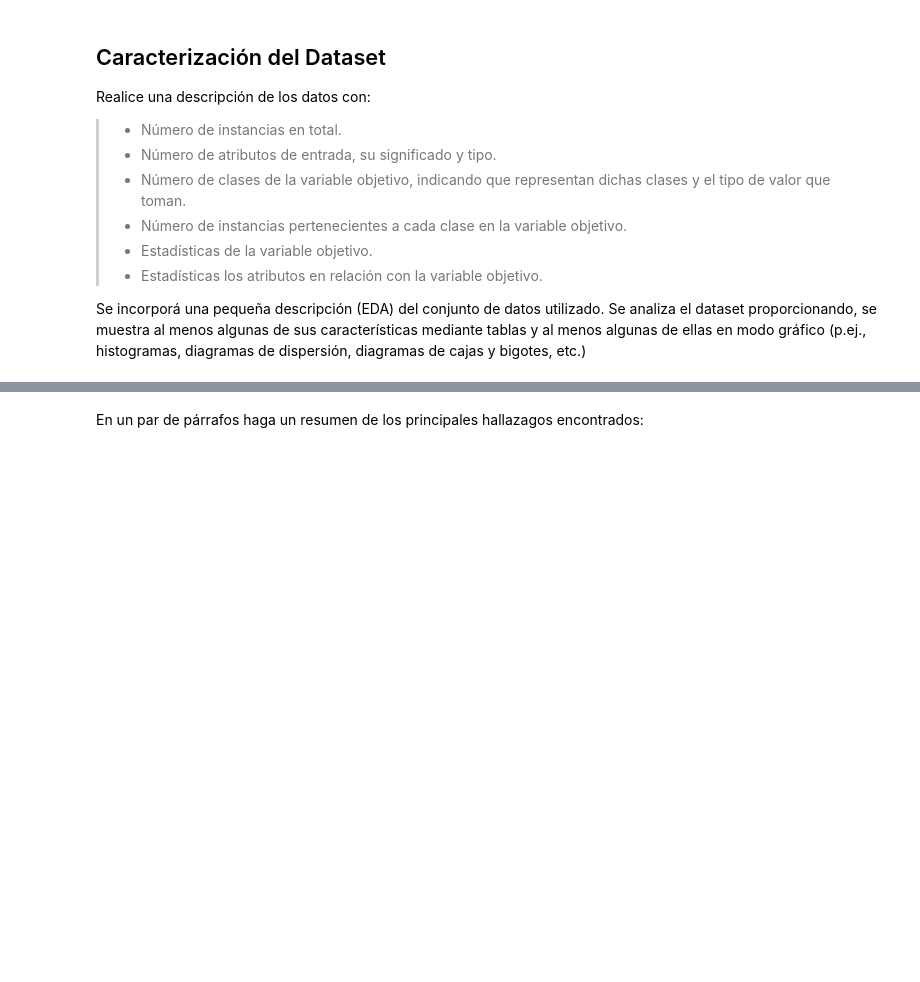
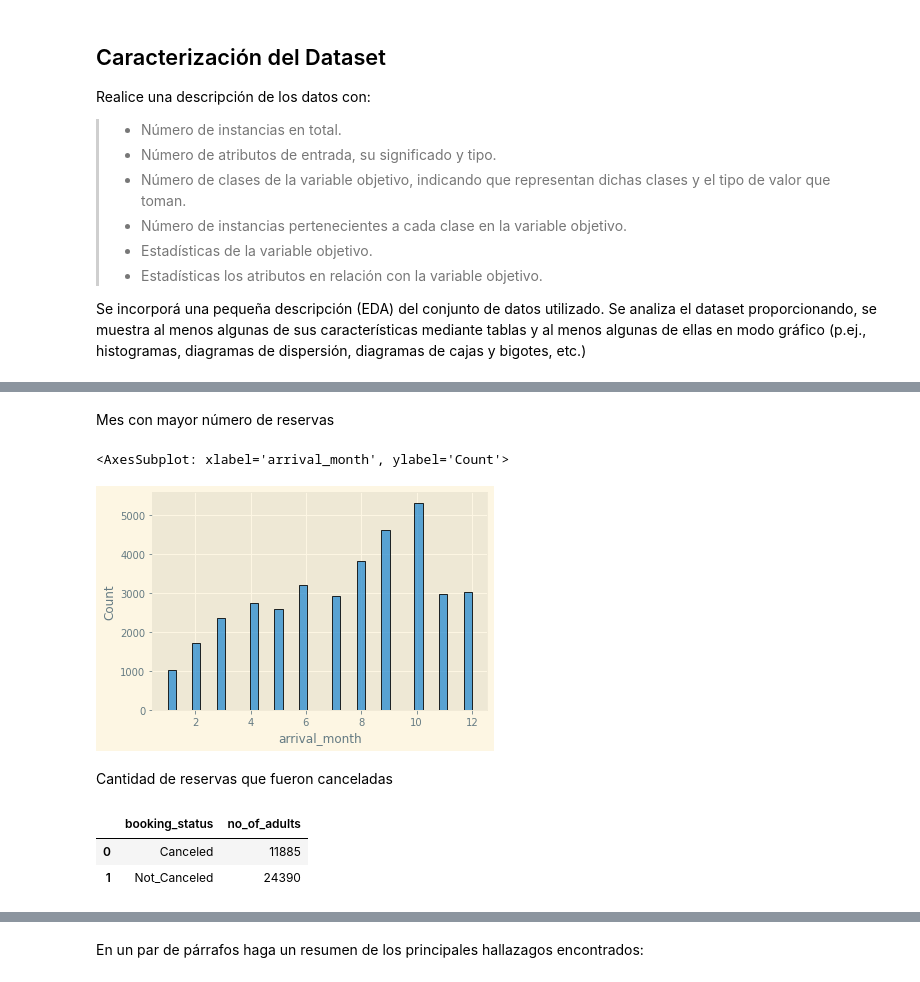
Before and after one commit to Emelgm/tecnicas_ia, a Jupyter notebook: notebooks/MUAVDM_TIA_Actividad 2_Clasificación_NotebookBase.ipynb, the cells around one changed output, grey strips where cells are left out. Saved outputs shown, nothing was run; the diff lists cells and outputs as text; code cells hidden in the pictures; blank space fills up the shorter version.

```diff
--- a/notebooks/MUAVDM_TIA_Actividad 2_Clasificación_NotebookBase.ipynb
+++ b/notebooks/MUAVDM_TIA_Actividad 2_Clasificación_NotebookBase.ipynb
@@ -63,0 +187,15 @@ Se incorporá una pequeña descripción (EDA) del conjunto de datos utilizado. S
+# %% [markdown]
+Mes con mayor número de reservas
+# %%
+sns.histplot(dataset['arrival_month'])
+# %% [output]
+<AxesSubplot: xlabel='arrival_month', ylabel='Count'>
+[figure, added]
+# %% [markdown]
+Cantidad de reservas que fueron canceladas
+# %%
+dataset[['booking_status', 'no_of_adults']].groupby('booking_status').count().reset_index()
+# %% [output]
+|  | booking_status | no_of_adults |
+| 0 | Canceled | 11885 |
+| 1 | Not_Canceled | 24390 |
```
Also changed, not shown: parts of 53 cells of this notebook, 2 other files.
